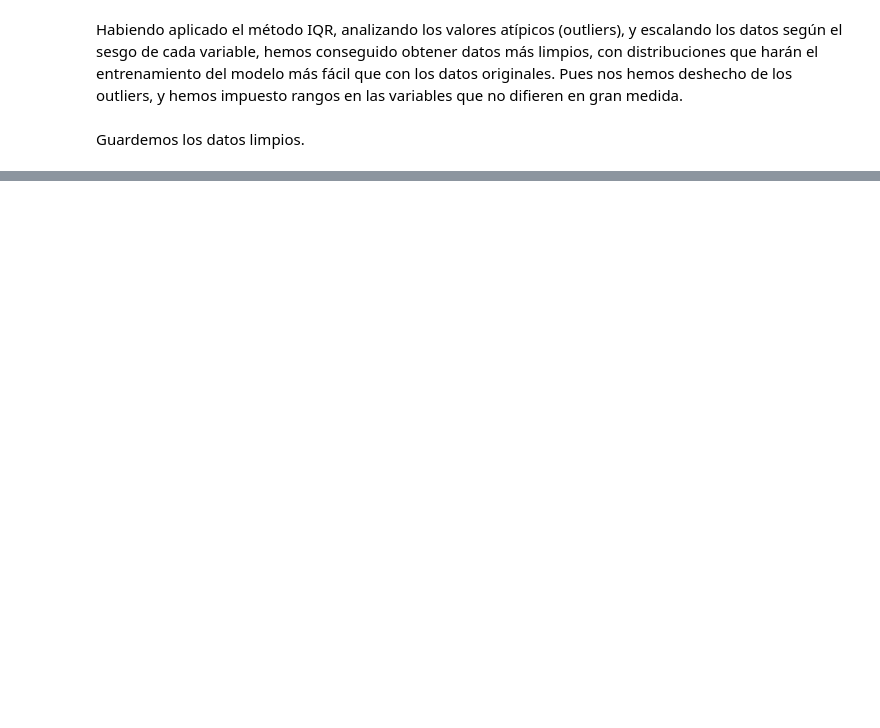
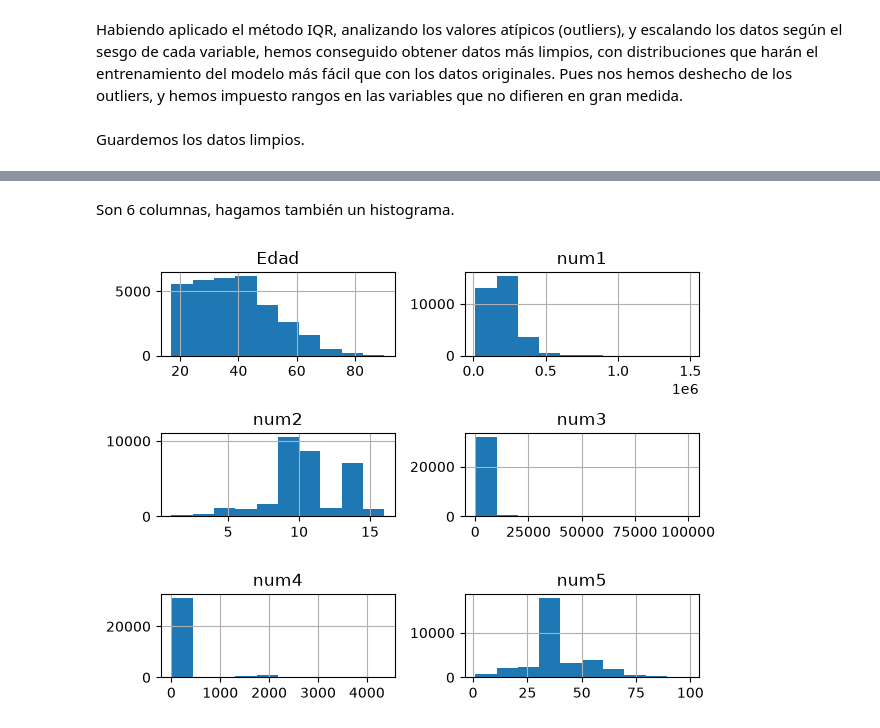
Before and after one commit to samuelmzc/Desarrollo_Soluciones_IA_UNIR, a Jupyter notebook: 1_Introduccion_IA_ML/lab3_training.ipynb, the cells around one changed output, grey strips where cells are left out. Cells and saved outputs as stored; diff of their text form; code cells hidden in the pictures; blank space fills up the shorter version.

```diff
--- a/1_Introduccion_IA_ML/lab3_training.ipynb
+++ b/1_Introduccion_IA_ML/lab3_training.ipynb
@@ -469,0 +643,8 @@ df_es.to_csv(data_folder + "dataset_cleaned.csv")
+# %% [markdown]
+Son 6 columnas, hagamos también un histograma.
+# %%
+df[numerical_cols].hist()
+plt.tight_layout()
+plt.show()
+# %% [output]
+[figure, added]
```
Also changed, not shown: parts of 45 cells of this notebook, 5 other files.
